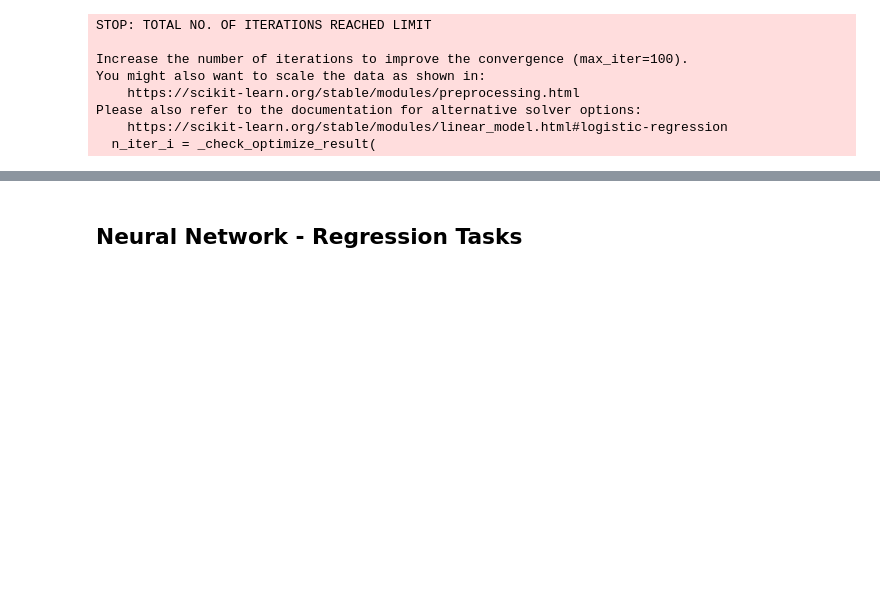
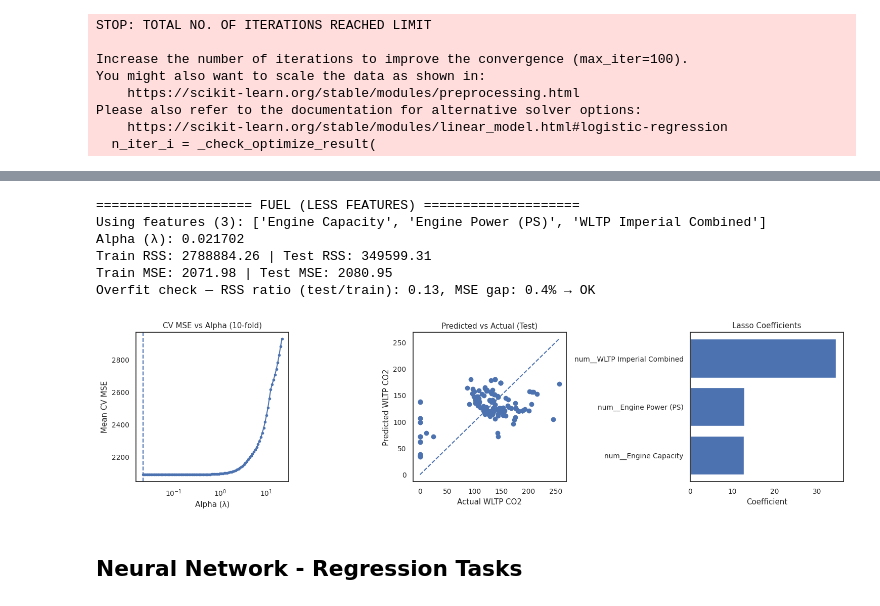
Before and after one commit to damian2551/Predictive-Modelling-of-Gas-Emissions-from-Cars, a Jupyter notebook: Assignment_2.ipynb, the cells around one changed output, grey strips where cells are left out. Drawn from its saved outputs; the diff is of its cells as text; code cells hidden in the pictures; blank space fills up the shorter version.

```diff
--- a/Assignment_2.ipynb
+++ b/Assignment_2.ipynb
@@ -893,3 +1105,26 @@ print("Training RMSE:", np.sqrt(mean_squared_error(y_train, train_pred)))
+# %%
+# Example 3 — Lock alpha to a known value (e.g., from a previous CV run)
+(X_train, X_val, X_test, y_train, y_val, y_test) = [
+    data_split("WLTP CO2", data_hybrid)[k] for k in
+    ["X_train", "X_val", "X_test", "y_train", "y_val", "y_test"]
+]
+
+res_fuel_locked, pipe_fuel_locked = feature_select_lasso(
+    X_train, X_test, y_train, y_test,
+    features=fuel_feats,
+    dataset_name="Fuel (less features)",
+    cv=10
+    #lock_alpha=True,
+    #alpha_value=0.02
+)
+# %% [output]
+==================== FUEL (LESS FEATURES) ====================
+Using features (3): ['Engine Capacity', 'Engine Power (PS)', 'WLTP Imperial Combined']
+Alpha (λ): 0.021702
+Train RSS: 2788884.26 | Test RSS: 349599.31
+Train MSE: 2071.98 | Test MSE: 2080.95
+Overfit check — RSS ratio (test/train): 0.13, MSE gap: 0.4% → OK
+[figure, added]
 # %% [markdown]
 ## Neural Network - Regression Tasks
 # %% [markdown]
```
Also changed, not shown: parts of 13 cells of this notebook.
